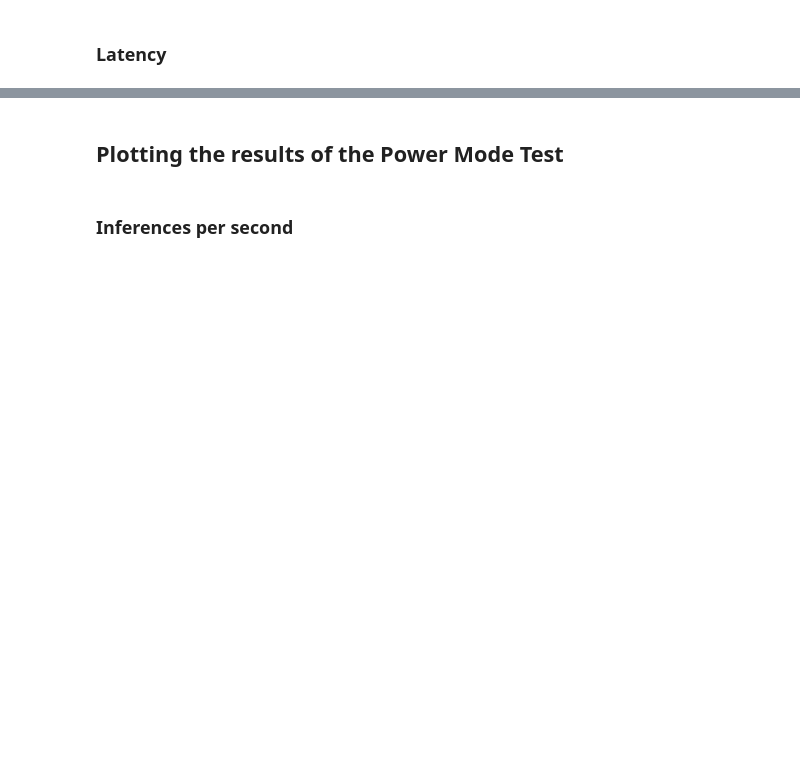
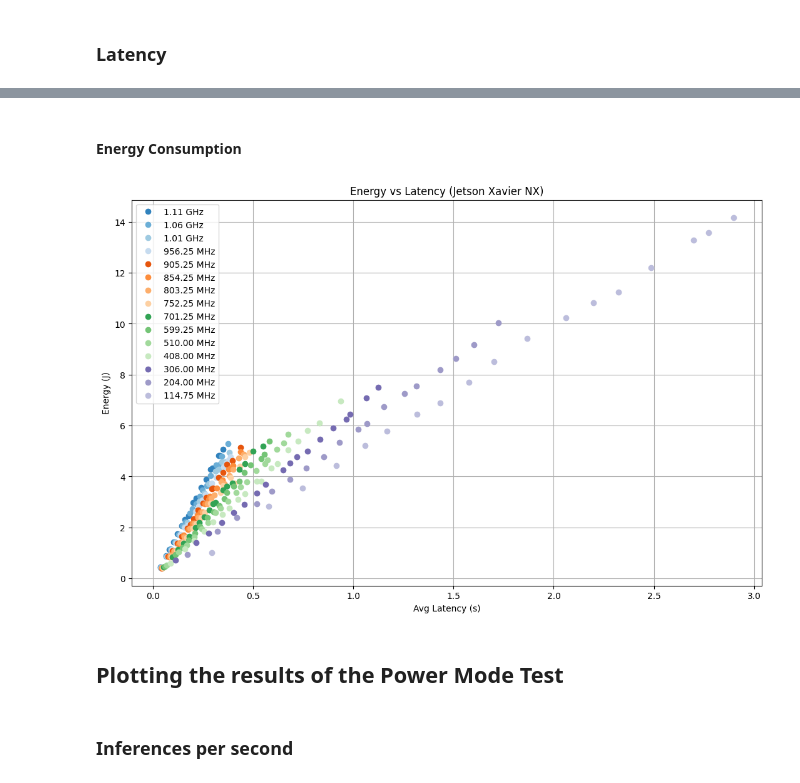
Before and after one commit to iloudaros/LoudVA, a Jupyter notebook: plots/Plot_Performance_NX.ipynb, the cells around one changed output, grey strips where cells are left out. Cells and saved outputs as stored; diff of their text form; code cells hidden in the pictures; blank space fills up the shorter version.

Commit message:
Human readable freqs

```diff
--- a/plots/Plot_Performance_NX.ipynb
+++ b/plots/Plot_Performance_NX.ipynb
@@ -33,3 +37,9 @@ i.plot(f"{measurement_dir}/performance/freqs", 0, 12, "Concurrency", "p99 Latenc
+# %% [markdown]
+#### Energy Consumption
+# %%
+i.plot(f"{measurement_dir}/energy/freqs", 2, 4, "Avg Latency (s)", "Energy (J)", "Energy vs Latency (Jetson Xavier NX)", connect_points=False)
+# %% [output]
+[figure, added]
 # %% [markdown]
 ## Plotting the results of the Power Mode Test
 # %% [markdown]
```
Also changed, not shown: parts of 6 cells of this notebook, 3 other files.
